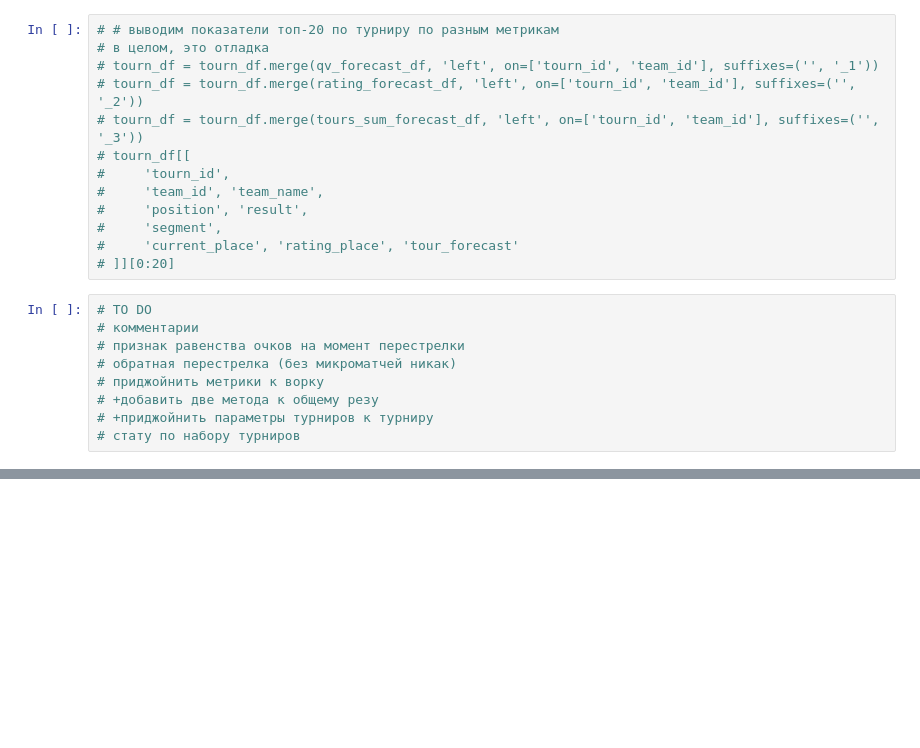
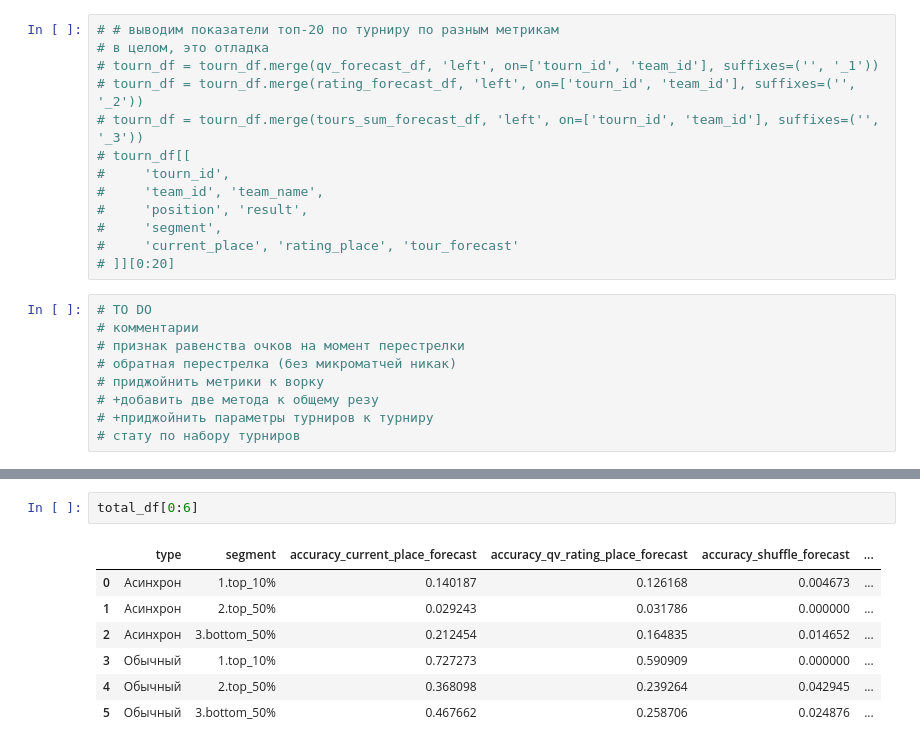
Before and after one commit to rosolimo212/chgk_results, a Jupyter notebook: per.ipynb, the cells around one changed output, grey strips where cells are left out. Saved outputs shown, nothing was run; the diff lists cells and outputs as text; blank space fills up the shorter version.

```diff
--- a/per.ipynb
+++ b/per.ipynb
@@ -469,0 +672,10 @@ forec_df.set_index('segment')[[
+# %%
+total_df[0:6]
+# %% [output]
+|  | type | segment | accuracy_current_place_forecast | accuracy_qv_rating_place_forecast | accuracy_shuffle_forecast | ... |
+| 0 | Асинхрон | 1.top_10% | 0.140187 | 0.126168 | 0.004673 | ... |
+| 1 | Асинхрон | 2.top_50% | 0.029243 | 0.031786 | 0.000000 | ... |
+| 2 | Асинхрон | 3.bottom_50% | 0.212454 | 0.164835 | 0.014652 | ... |
+| 3 | Обычный | 1.top_10% | 0.727273 | 0.590909 | 0.000000 | ... |
+| 4 | Обычный | 2.top_50% | 0.368098 | 0.239264 | 0.042945 | ... |
+| 5 | Обычный | 3.bottom_50% | 0.467662 | 0.258706 | 0.024876 | ... |
```
Also changed, not shown: parts of 28 cells of this notebook, 1 other file.
